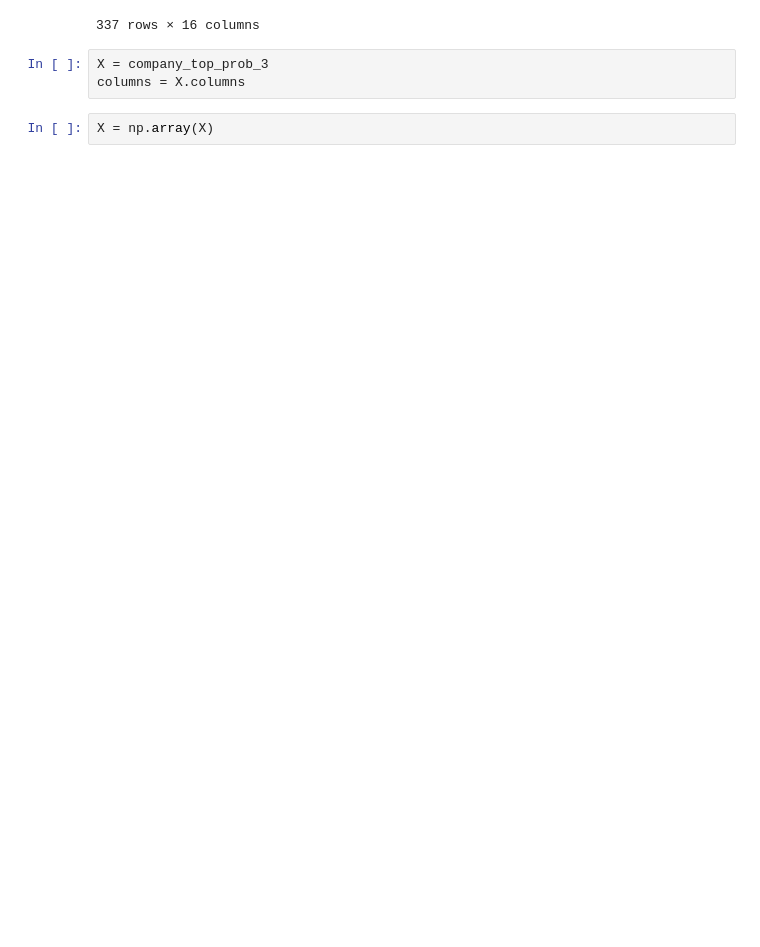
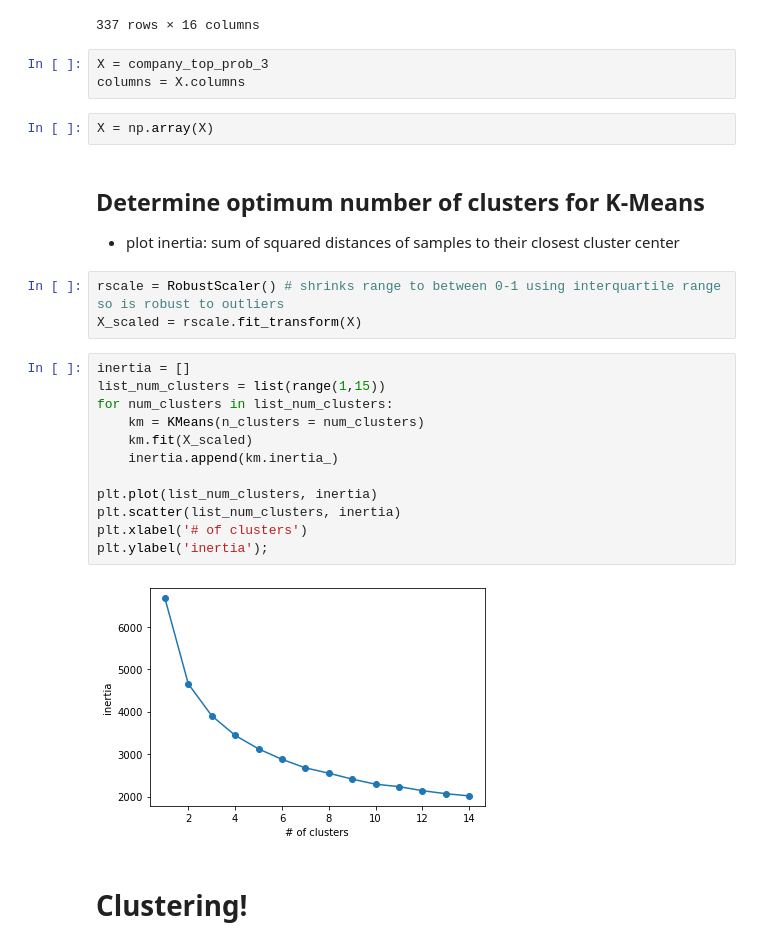
Before and after one commit to fw192020/clairvoyant_clustering, a Jupyter notebook: 3_Clustering_K-Means.ipynb, the cells around one changed output. Cells and saved outputs as stored; diff of their text form; blank space fills up the shorter version.

Commit message:
Add finished nbs for K-Means and PCA

```diff
--- a/3_Clustering_K-Means.ipynb
+++ b/3_Clustering_K-Means.ipynb
@@ -271,3 +273,25 @@ X = company_top_prob_3
 columns = X.columns
 # %%
 X = np.array(X)
+# %% [markdown]
+## Determine optimum number of clusters for K-Means
+- plot inertia: sum of squared distances of samples to their closest cluster center
+# %%
+rscale = RobustScaler() # shrinks range to between 0-1 using interquartile range so is robust to outliers
+X_scaled = rscale.fit_transform(X)
+# %%
+inertia = []
+list_num_clusters = list(range(1,15))
+for num_clusters in list_num_clusters:
+    km = KMeans(n_clusters = num_clusters)
+    km.fit(X_scaled)
+    inertia.append(km.inertia_)
+
+plt.plot(list_num_clusters, inertia)
+plt.scatter(list_num_clusters, inertia)
+plt.xlabel('# of clusters')
+plt.ylabel('inertia');
+# %% [output]
+[figure, added]
+# %% [markdown]
+# Clustering!
```
Also changed, not shown: parts of 8 cells of this notebook, 1 other file.
